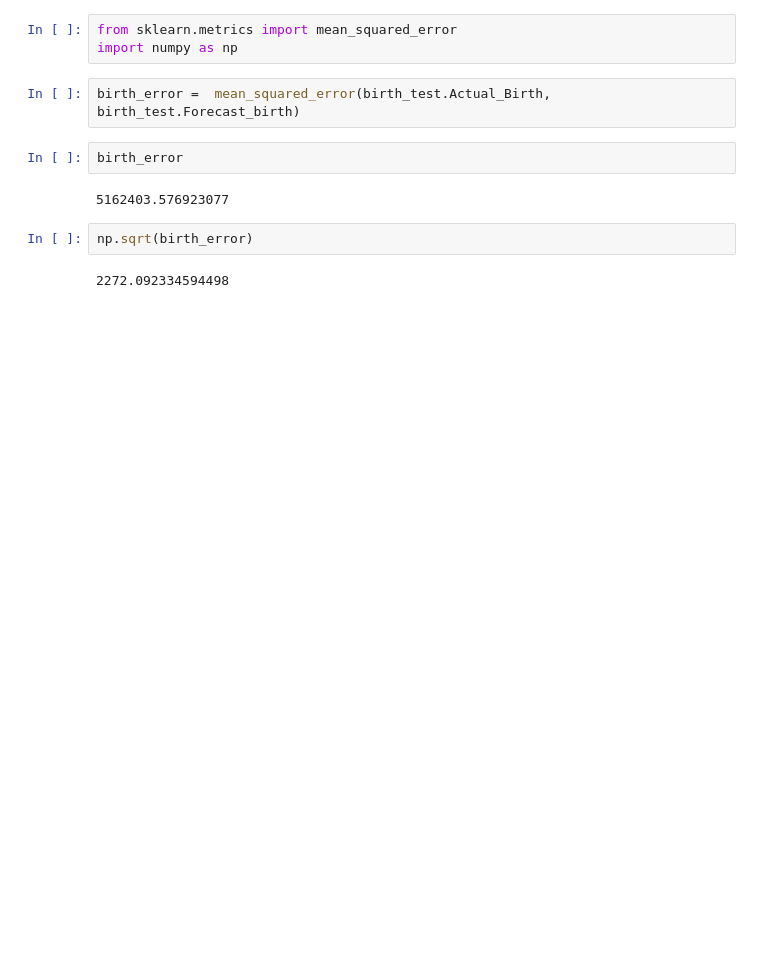
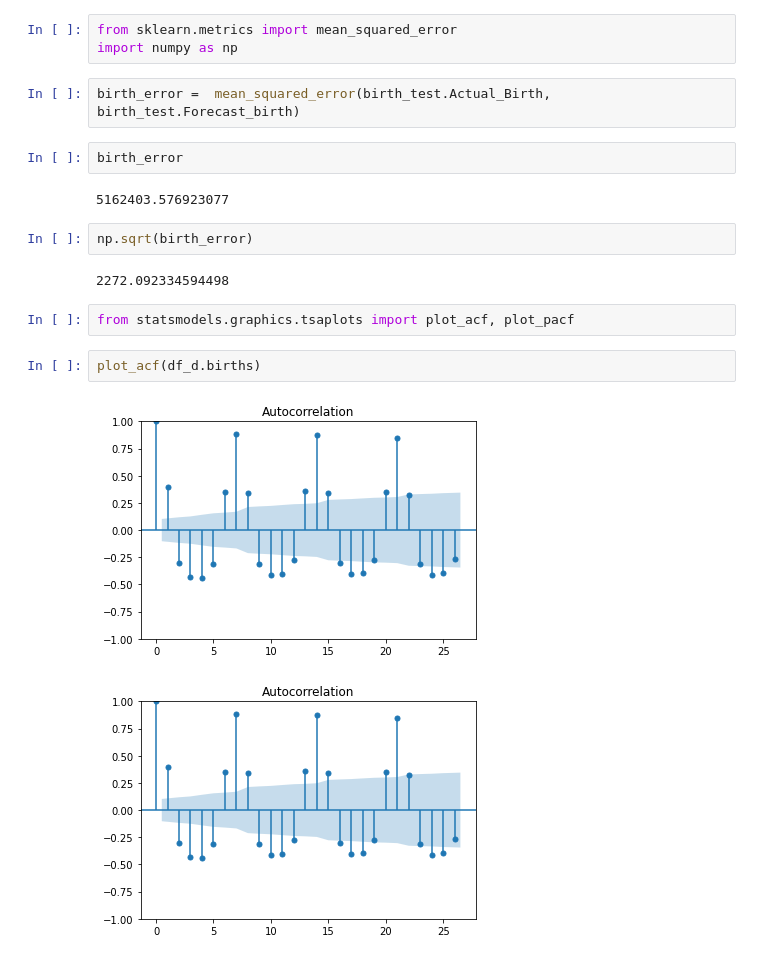
Before and after one commit to tonmoyazad/Data-Science, a Jupyter notebook: Birth Analysis.ipynb, the cells around one changed output. Saved outputs shown, nothing was run; the diff lists cells and outputs as text; blank space fills up the shorter version.

Commit message:
birth analysis added

```diff
--- a/Birth Analysis.ipynb
+++ b/Birth Analysis.ipynb
@@ -107,3 +107,10 @@ birth_error
 np.sqrt(birth_error)
 # %% [output]
 2272.092334594498
+# %%
+from statsmodels.graphics.tsaplots import plot_acf, plot_pacf
+# %%
+plot_acf(df_d.births)
+# %% [output]
+[figure, added]
+[figure, added]
```
Also changed, not shown: parts of 4 cells of this notebook.
